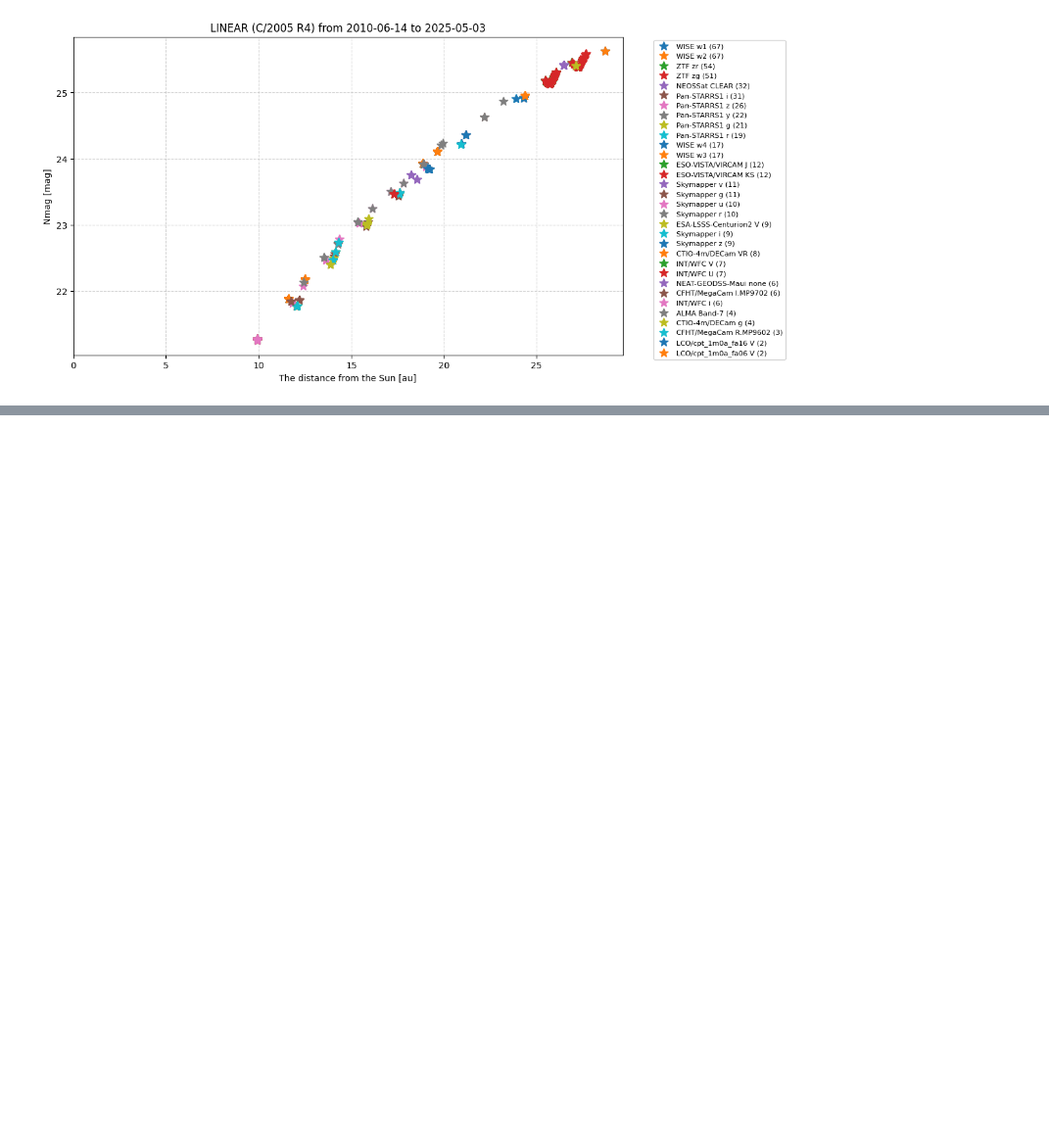
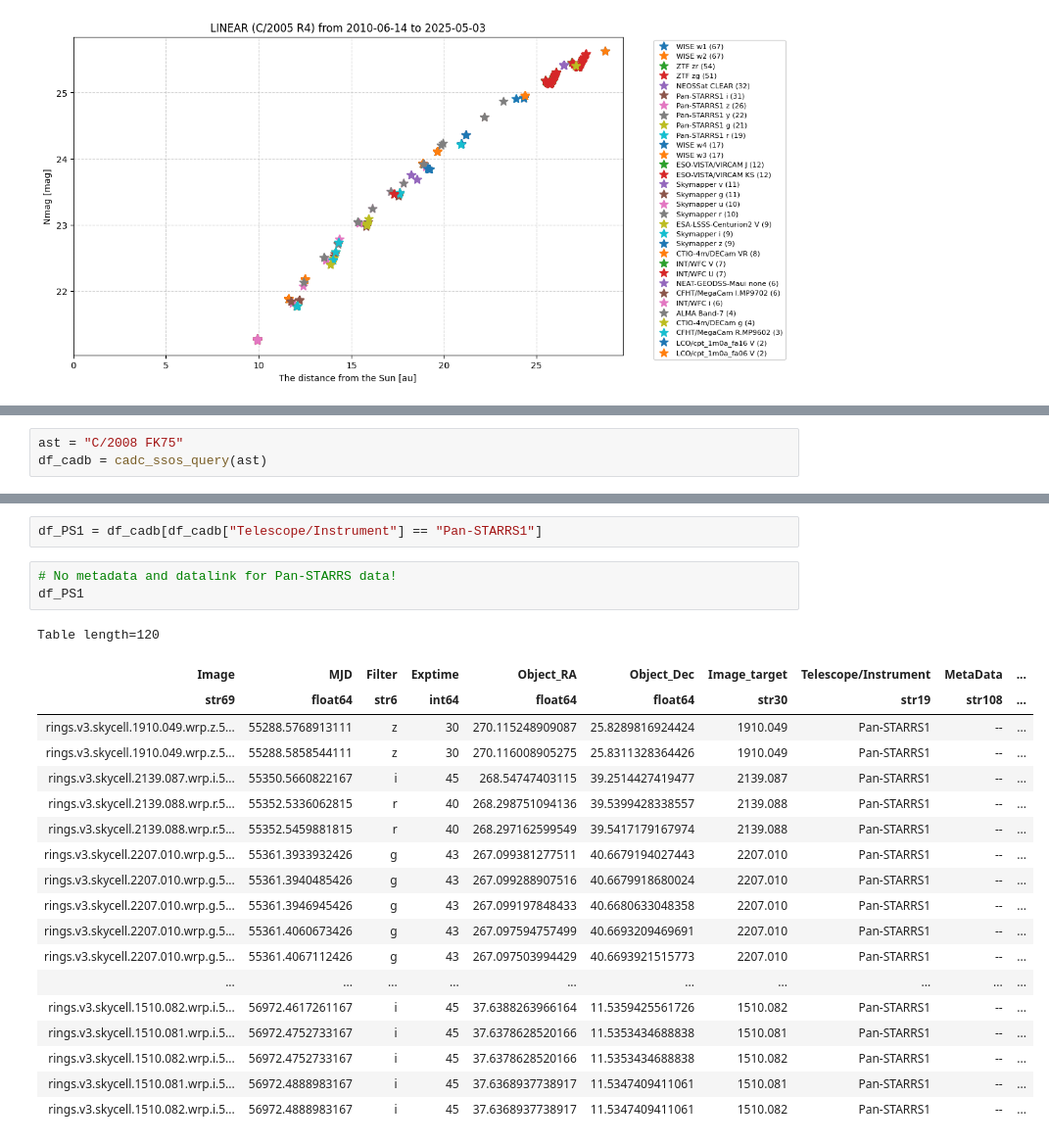
Before and after one commit to AlexeySergeyev/comets, a Jupyter notebook: comets_visibility.ipynb, the cells around one changed output, grey strips where cells are left out. Shown at 98% size. Drawn from its saved outputs; the diff is of its cells as text; blank space fills up the shorter version.

```diff
--- a/comets_visibility.ipynb
+++ b/comets_visibility.ipynb
@@ -845,0 +848,3 @@ plt.show()
+# %%
+ast = "C/2008 FK75"
+df_cadb = cadc_ssos_query(ast)
@@ -845,0 +854,25 @@ plt.show()
+# %%
+df_PS1 = df_cadb[df_cadb["Telescope/Instrument"] == "Pan-STARRS1"]
+# %%
+# No metadata and datalink for Pan-STARRS data!
+df_PS1
+# %% [output]
+Table length=120
+| Image | MJD | Filter | Exptime | Object_RA | Object_Dec | Image_target | Telescope/Instrument | MetaData | ... |
+| str69 | float64 | str6 | int64 | float64 | float64 | str30 | str19 | str108 | ... |
+| rings.v3.skycell.1910.049.wrp.z.5... | 55288.5768913111 | z | 30 | 270.115248909087 | 25.8289816924424 | 1910.049 | Pan-STARRS1 | -- | ... |
+| rings.v3.skycell.1910.049.wrp.z.5... | 55288.5858544111 | z | 30 | 270.116008905275 | 25.8311328364426 | 1910.049 | Pan-STARRS1 | -- | ... |
+| rings.v3.skycell.2139.087.wrp.i.5... | 55350.5660822167 | i | 45 | 268.54747403115 | 39.2514427419477 | 2139.087 | Pan-STARRS1 | -- | ... |
+| rings.v3.skycell.2139.088.wrp.r.5... | 55352.5336062815 | r | 40 | 268.298751094136 | 39.5399428338557 | 2139.088 | Pan-STARRS1 | -- | ... |
+| rings.v3.skycell.2139.088.wrp.r.5... | 55352.5459881815 | r | 40 | 268.297162599549 | 39.5417179167974 | 2139.088 | Pan-STARRS1 | -- | ... |
+| rings.v3.skycell.2207.010.wrp.g.5... | 55361.3933932426 | g | 43 | 267.099381277511 | 40.6679194027443 | 2207.010 | Pan-STARRS1 | -- | ... |
+| rings.v3.skycell.2207.010.wrp.g.5... | 55361.3940485426 | g | 43 | 267.099288907516 | 40.6679918680024 | 2207.010 | Pan-STARRS1 | -- | ... |
+| rings.v3.skycell.2207.010.wrp.g.5... | 55361.3946945426 | g | 43 | 267.099197848433 | 40.6680633048358 | 2207.010 | Pan-STARRS1 | -- | ... |
+| rings.v3.skycell.2207.010.wrp.g.5... | 55361.4060673426 | g | 43 | 267.097594757499 | 40.6693209469691 | 2207.010 | Pan-STARRS1 | -- | ... |
+| rings.v3.skycell.2207.010.wrp.g.5... | 55361.4067112426 | g | 43 | 267.097503994429 | 40.6693921515773 | 2207.010 | Pan-STARRS1 | -- | ... |
+| ... | ... | ... | ... | ... | ... | ... | ... | ... | ... |
+| rings.v3.skycell.1510.082.wrp.i.5... | 56972.4617261167 | i | 45 | 37.6388263966164 | 11.5359425561726 | 1510.082 | Pan-STARRS1 | -- | ... |
+| rings.v3.skycell.1510.081.wrp.i.5... | 56972.4752733167 | i | 45 | 37.6378628520166 | 11.5353434688838 | 1510.081 | Pan-STARRS1 | -- | ... |
+| rings.v3.skycell.1510.082.wrp.i.5... | 56972.4752733167 | i | 45 | 37.6378628520166 | 11.5353434688838 | 1510.082 | Pan-STARRS1 | -- | ... |
+| rings.v3.skycell.1510.081.wrp.i.5... | 56972.4888983167 | i | 45 | 37.6368937738917 | 11.5347409411061 | 1510.081 | Pan-STARRS1 | -- | ... |
+| rings.v3.skycell.1510.082.wrp.i.5... | 56972.4888983167 | i | 45 | 37.6368937738917 | 11.5347409411061 | 1510.082 | Pan-STARRS1 | -- | ... |
```
Also changed, not shown: parts of 4 cells of this notebook.
